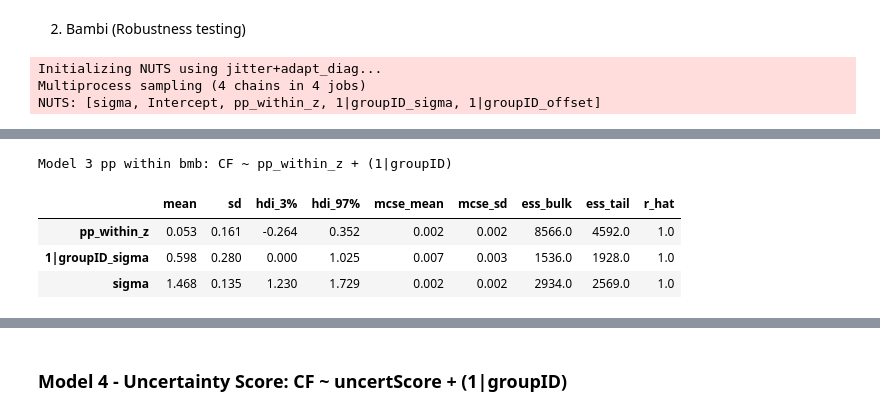
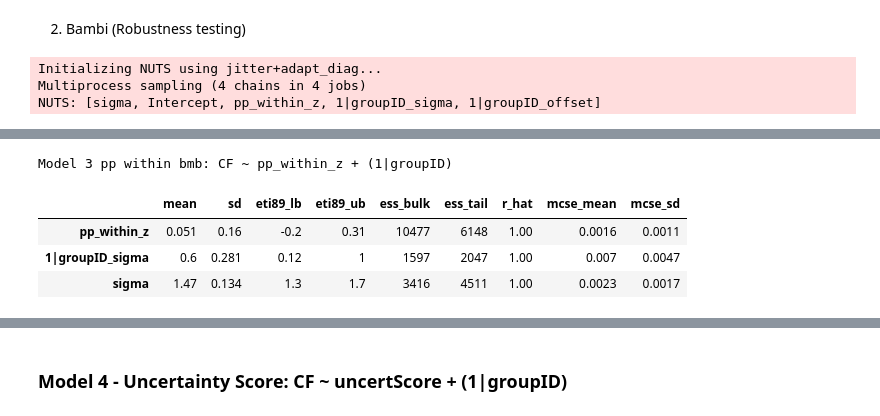
Before and after one commit to elvisortegafi/MultilevelAnalysis-RetrospectiveConfidencePerformance, a Jupyter notebook: confidence_performance_perception_uncertainty_score_SCR.ipynb, the cells around one changed output, grey strips where cells are left out. Cells and saved outputs as stored; diff of their text form; code cells hidden in the pictures.

```diff
--- a/confidence_performance_perception_uncertainty_score_SCR.ipynb
+++ b/confidence_performance_perception_uncertainty_score_SCR.ipynb
@@ -117,8 +122,15 @@ dataset = dataset.merge(group_path[["groupID", "questionPath"]], on="groupID", h
 # %% [markdown]
 Reverse team gameplay score
 # %%
+# Build numeric uncertScore
+dataset["uncertScore"] = pd.to_numeric(dataset["uncertScore"], errors="coerce")
+
+# Reverse-coding, using the instrument's theoretical bounds, not the sample's
+SCALE_MIN, SCALE_MAX = 1, 70  # instrument range, per ¶102
+dataset["uncertScore"] = (SCALE_MIN + SCALE_MAX) - dataset["uncertScore"]
+
 # Reverse-score uncertScore using the observed scale range
-dataset["uncertScore"] = dataset["uncertScore"].max() + dataset["uncertScore"].min() - dataset["uncertScore"]
+#dataset["uncertScore"] = dataset["uncertScore"].max() + dataset["uncertScore"].min() - dataset["uncertScore"]
 # %%
 # Finalize data types
 dataset["groupID"] = dataset["groupID"].astype("category")
@@ -989,7 +1432,8 @@ idata_model3_pp_within_bmb = model3_pp_within_bmb.fit(
     tune=2000,
     chains=4,
     cores=4,
-    random_seed=123
+    random_seed=123,
+    target_accept=0.99
 )
 
 print("Model 3 pp within bmb: CF ~ pp_within_z + (1|groupID)")
@@ -1005,8 +1448,8 @@ There were 7 divergences after tuning. Increase `target_accept` or reparameteriz
 Model 3 pp within bmb: CF ~ pp_within_z + (1|groupID)
-|  | mean | sd | hdi_3% | hdi_97% | mcse_mean | mcse_sd | ess_bulk | ess_tail | r_hat |
-| pp_within_z | 0.053 | 0.161 | -0.264 | 0.352 | 0.002 | 0.002 | 8566.0 | 4592.0 | 1.0 |
-| 1|groupID_sigma | 0.598 | 0.280 | 0.000 | 1.025 | 0.007 | 0.003 | 1536.0 | 1928.0 | 1.0 |
-| sigma | 1.468 | 0.135 | 1.230 | 1.729 | 0.002 | 0.002 | 2934.0 | 2569.0 | 1.0 |
+|  | mean | sd | eti89_lb | eti89_ub | ess_bulk | ess_tail | r_hat | mcse_mean | mcse_sd |
+| pp_within_z | 0.051 | 0.16 | -0.2 | 0.31 | 10477 | 6148 | 1.00 | 0.0016 | 0.0011 |
+| 1|groupID_sigma | 0.6 | 0.281 | 0.12 | 1 | 1597 | 2047 | 1.00 | 0.007 | 0.0047 |
+| sigma | 1.47 | 0.134 | 1.3 | 1.7 | 3416 | 4511 | 1.00 | 0.0023 | 0.0017 |
 # %%
 model3_pp_between_bmb  = bmb.Model(
     "cf ~ pp_between_z + (1|groupID)",
```
Also changed, not shown: parts of 46 cells of this notebook, 1 other file.
